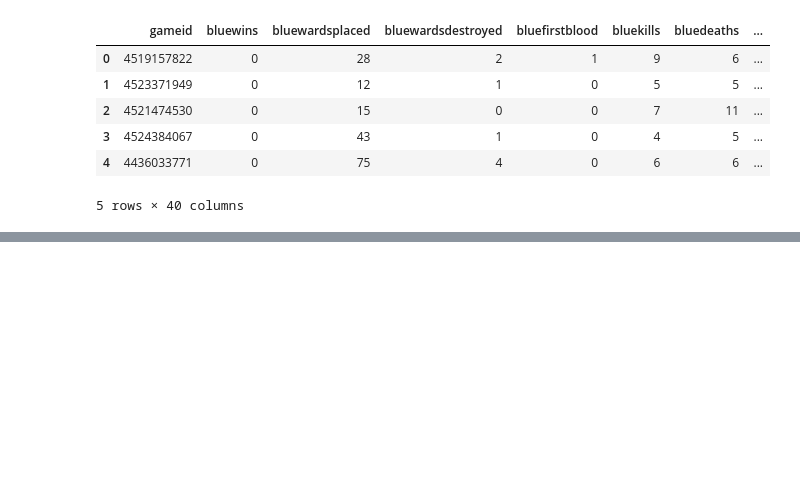
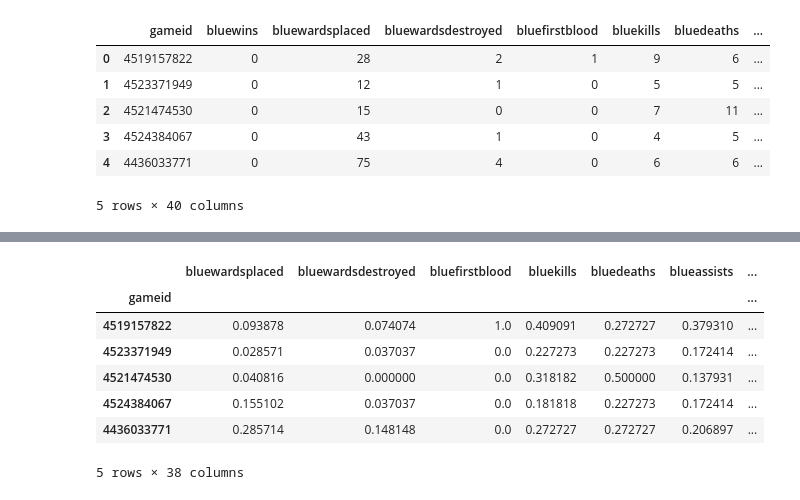
Before and after one commit to shreh2/LOL, a Jupyter notebook: LeagueOfLegends.ipynb, the cells around one changed output, grey strips where cells are left out. Saved outputs shown, nothing was run; the diff lists cells and outputs as text; code cells hidden in the pictures; blank space fills up the shorter version.

```diff
--- a/LeagueOfLegends.ipynb
+++ b/LeagueOfLegends.ipynb
@@ -40 +74,12 @@ hdr1.head()
+# %%
+hdr10_scaled.head()
+# %% [output]
+|  | bluewardsplaced | bluewardsdestroyed | bluefirstblood | bluekills | bluedeaths | blueassists | ... |
+| gameid |  |  |  |  |  |  | ... |
+| 4519157822 | 0.093878 | 0.074074 | 1.0 | 0.409091 | 0.272727 | 0.379310 | ... |
+| 4523371949 | 0.028571 | 0.037037 | 0.0 | 0.227273 | 0.227273 | 0.172414 | ... |
+| 4521474530 | 0.040816 | 0.000000 | 0.0 | 0.318182 | 0.500000 | 0.137931 | ... |
+| 4524384067 | 0.155102 | 0.037037 | 0.0 | 0.181818 | 0.227273 | 0.172414 | ... |
+| 4436033771 | 0.285714 | 0.148148 | 0.0 | 0.272727 | 0.272727 | 0.206897 | ... |
+5 rows × 38 columns
 # %%
```
Also changed, not shown: parts of 18 cells of this notebook.
